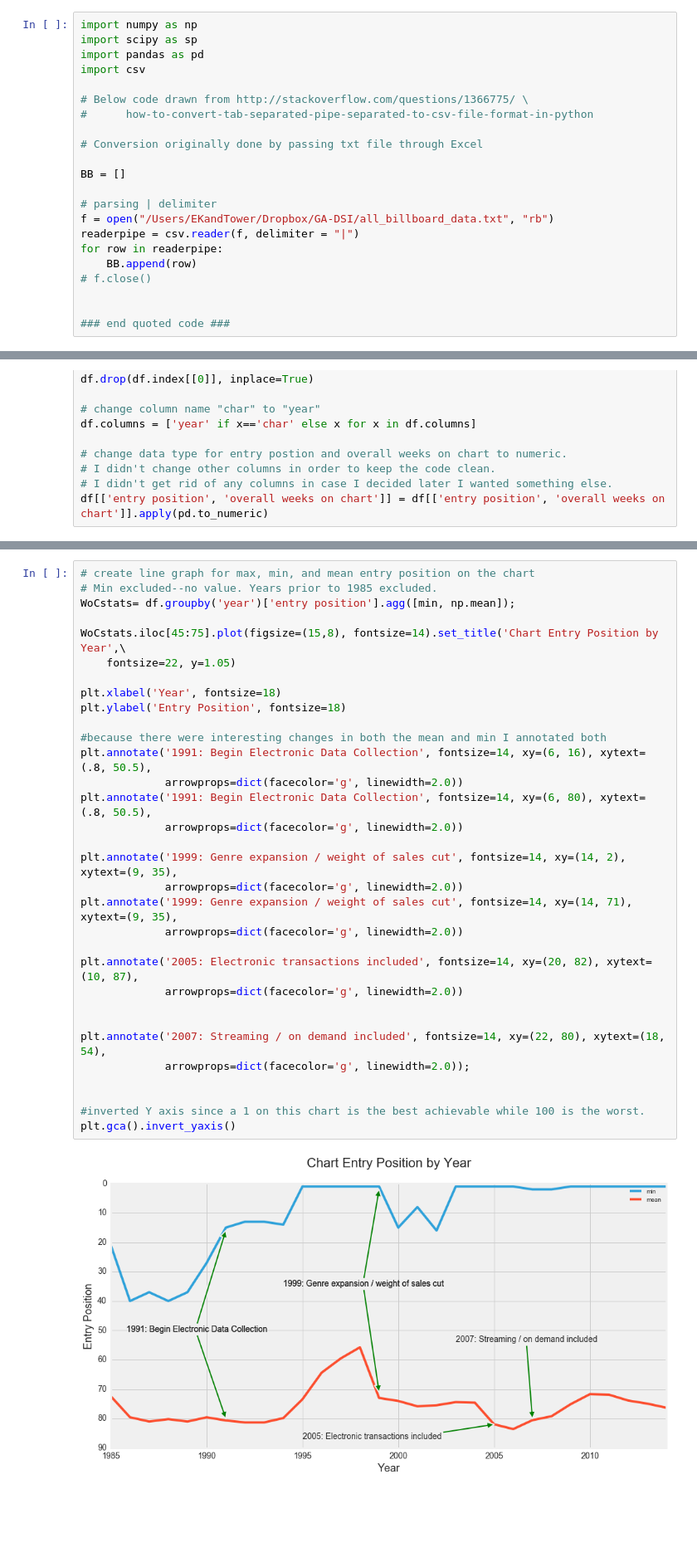
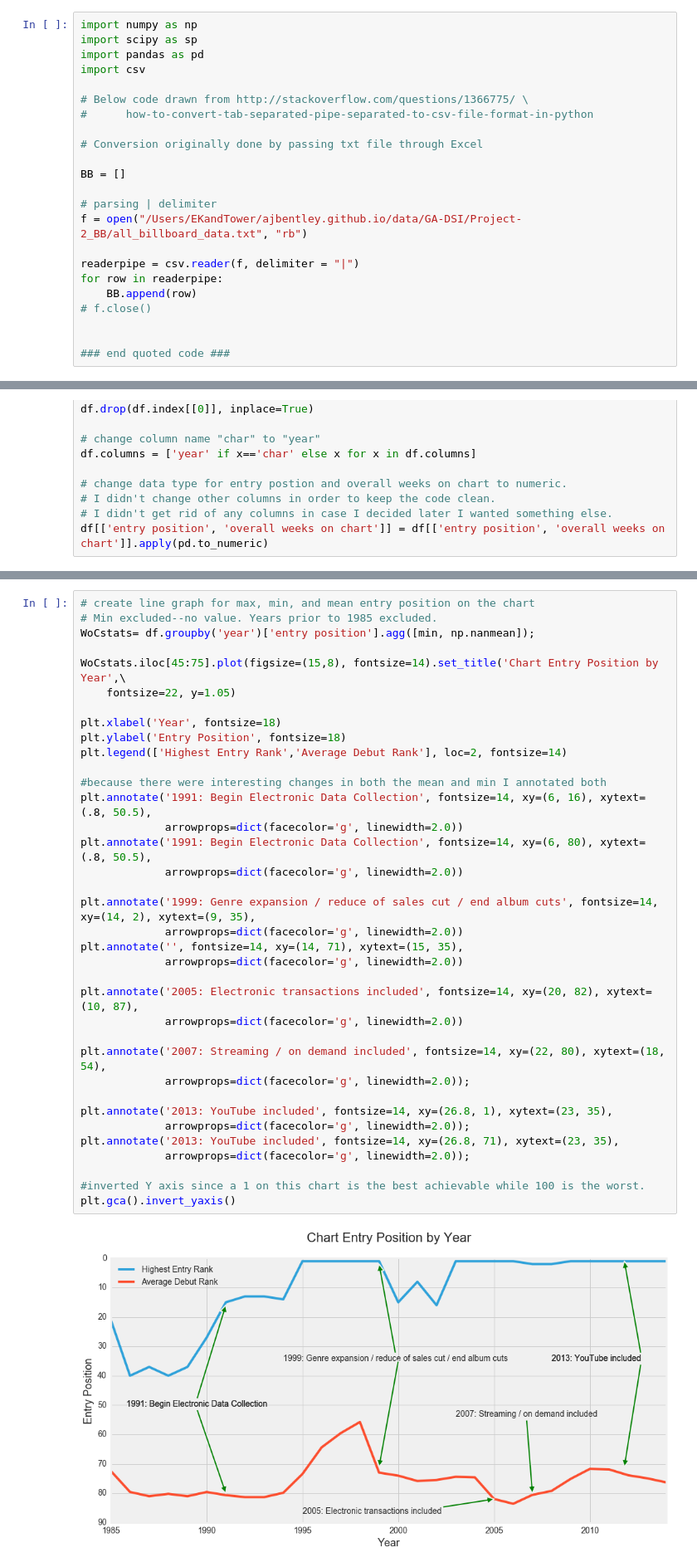
Before and after one commit to tsavolion/GA-DSI-1, a Jupyter notebook: projects/projects-weekly/project-02/Billboard 2.ipynb, the cells around one changed output, grey strips where cells are left out. Shown at 83% size. Drawn from its saved outputs; the diff is of its cells as text; blank space fills up the shorter version.

```diff
--- a/projects/projects-weekly/project-02/Billboard 2.ipynb
+++ b/projects/projects-weekly/project-02/Billboard 2.ipynb
@@ -14,7 +14,8 @@ import csv
 BB = []
 
 # parsing | delimiter
-f = open("/Users/EKandTower/Dropbox/GA-DSI/all_billboard_data.txt", "rb")
+f = open("/Users/EKandTower/ajbentley.github.io/data/GA-DSI/Project-2_BB/all_billboard_data.txt", "rb")
+
 readerpipe = csv.reader(f, delimiter = "|")
 for row in readerpipe:
     BB.append(row)
@@ -105,37 +111,41 @@ plt.annotate('2007: Streaming / on demand included', fontsize=14, xy=(22, 63), x
 # %%
 # create line graph for max, min, and mean entry position on the chart
 # Min excluded--no value. Years prior to 1985 excluded.
-WoCstats= df.groupby('year')['entry position'].agg([min, np.mean]);
+WoCstats= df.groupby('year')['entry position'].agg([min, np.nanmean]);
 
 WoCstats.iloc[45:75].plot(figsize=(15,8), fontsize=14).set_title('Chart Entry Position by Year',\
     fontsize=22, y=1.05)
 
 plt.xlabel('Year', fontsize=18)
 plt.ylabel('Entry Position', fontsize=18)
+plt.legend(['Highest Entry Rank','Average Debut Rank'], loc=2, fontsize=14)
 
 #because there were interesting changes in both the mean and min I annotated both
 plt.annotate('1991: Begin Electronic Data Collection', fontsize=14, xy=(6, 16), xytext=(.8, 50.5),
              arrowprops=dict(facecolor='g', linewidth=2.0))
 plt.annotate('1991: Begin Electronic Data Collection', fontsize=14, xy=(6, 80), xytext=(.8, 50.5),
              arrowprops=dict(facecolor='g', linewidth=2.0))
 
-plt.annotate('1999: Genre expansion / weight of sales cut', fontsize=14, xy=(14, 2), xytext=(9, 35),
+plt.annotate('1999: Genre expansion / reduce of sales cut / end album cuts', fontsize=14, xy=(14, 2), xytext=(9, 35),
              arrowprops=dict(facecolor='g', linewidth=2.0))
-plt.annotate('1999: Genre expansion / weight of sales cut', fontsize=14, xy=(14, 71), xytext=(9, 35),
+plt.annotate('', fontsize=14, xy=(14, 71), xytext=(15, 35),
              arrowprops=dict(facecolor='g', linewidth=2.0))
 
 plt.annotate('2005: Electronic transactions included', fontsize=14, xy=(20, 82), xytext=(10, 87),
              arrowprops=dict(facecolor='g', linewidth=2.0))
 
-
 plt.annotate('2007: Streaming / on demand included', fontsize=14, xy=(22, 80), xytext=(18, 54),
              arrowprops=dict(facecolor='g', linewidth=2.0));
 
+plt.annotate('2013: YouTube included', fontsize=14, xy=(26.8, 1), xytext=(23, 35),
+             arrowprops=dict(facecolor='g', linewidth=2.0));
+plt.annotate('2013: YouTube included', fontsize=14, xy=(26.8, 71), xytext=(23, 35),
+             arrowprops=dict(facecolor='g', linewidth=2.0));
 
 #inverted Y axis since a 1 on this chart is the best achievable while 100 is the worst.
 plt.gca().invert_yaxis()
 # %% [output]
-[figure, old version]
+[figure, new version]
 # %%
 UnArt = df.groupby('year')['artist'].nunique().to_frame()
 UnArt.iloc[45:75].plot(figsize=(15,8), fontsize=14).set_title('Average Number of Artists Appearing in the Hot 100 by Year',\
```
Also changed, not shown: parts of 3 cells of this notebook.
